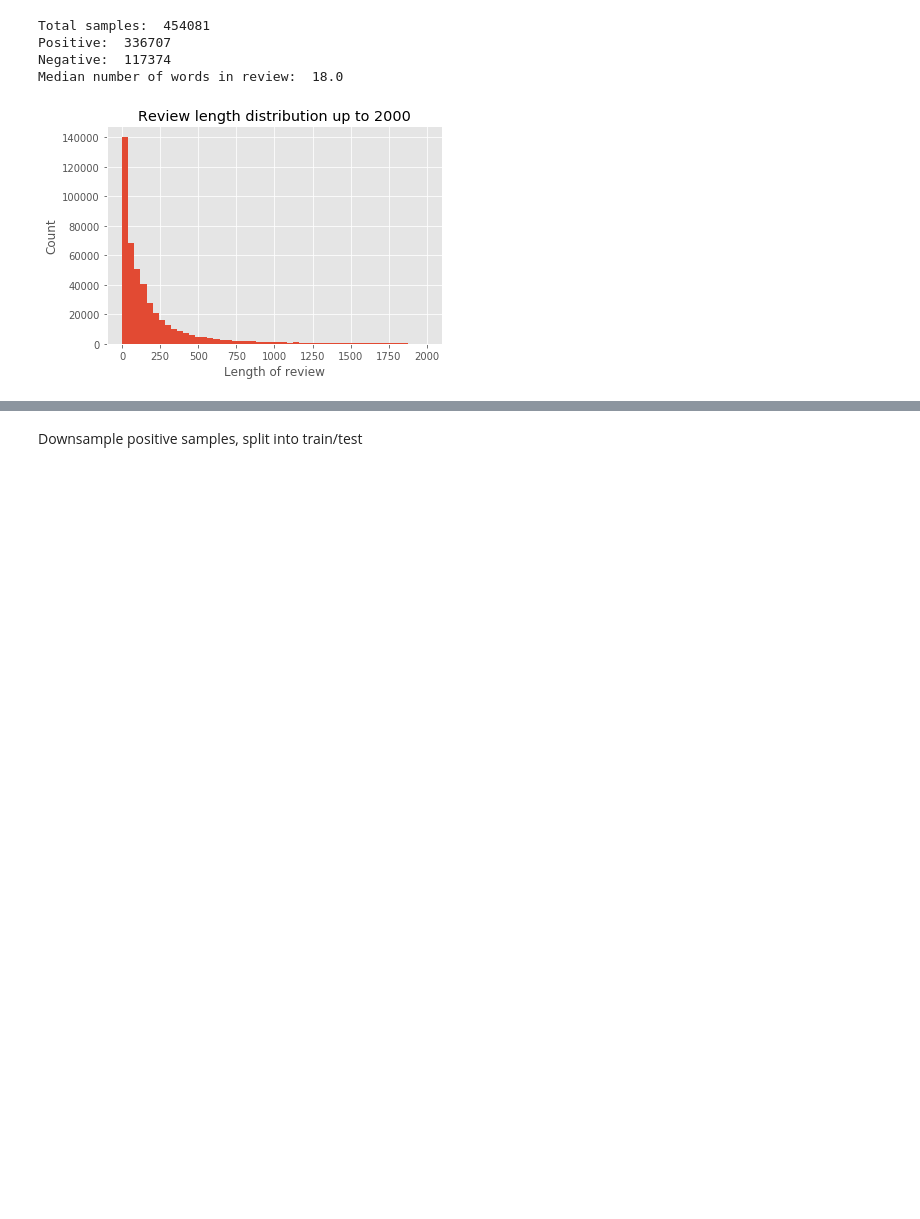
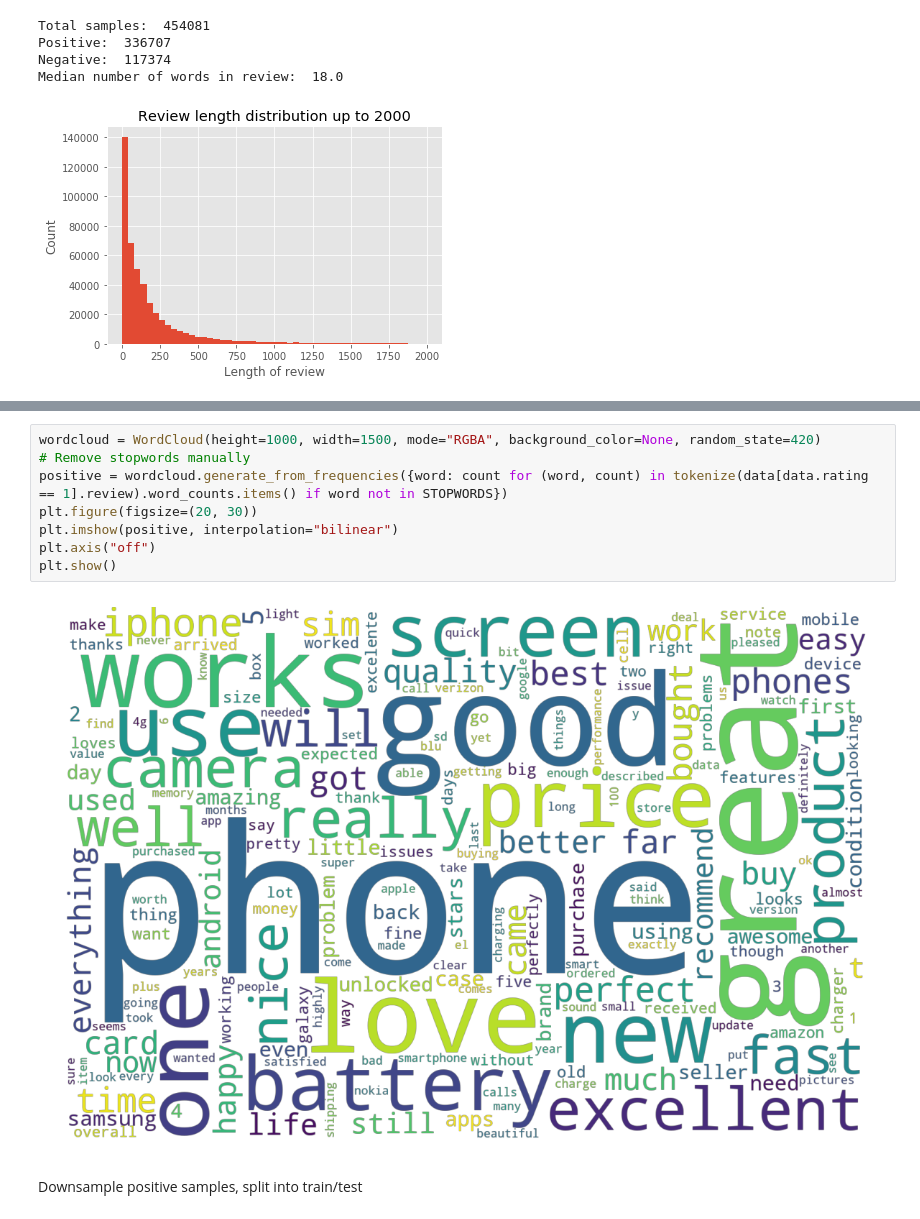
Before and after one commit to spitko/amazon-sentiment-analysis, a Jupyter notebook: cnn.ipynb, the cells around one changed output, grey strips where cells are left out. Cells and saved outputs as stored; diff of their text form; blank space fills up the shorter version.

```diff
--- a/cnn.ipynb
+++ b/cnn.ipynb
@@ -80,3 +91,13 @@ Median number of words in review:  18.0
+# %%
+wordcloud = WordCloud(height=1000, width=1500, mode="RGBA", background_color=None, random_state=420)
+# Remove stopwords manually
+positive = wordcloud.generate_from_frequencies({word: count for (word, count) in tokenize(data[data.rating == 1].review).word_counts.items() if word not in STOPWORDS})
+plt.figure(figsize=(20, 30))
+plt.imshow(positive, interpolation="bilinear")
+plt.axis("off")
+plt.show()
+# %% [output]
+[figure, added]
 # %% [markdown]
 Downsample positive samples, split into train/test
 # %%
```
Also changed, not shown: parts of 8 cells of this notebook, 1 other file.
